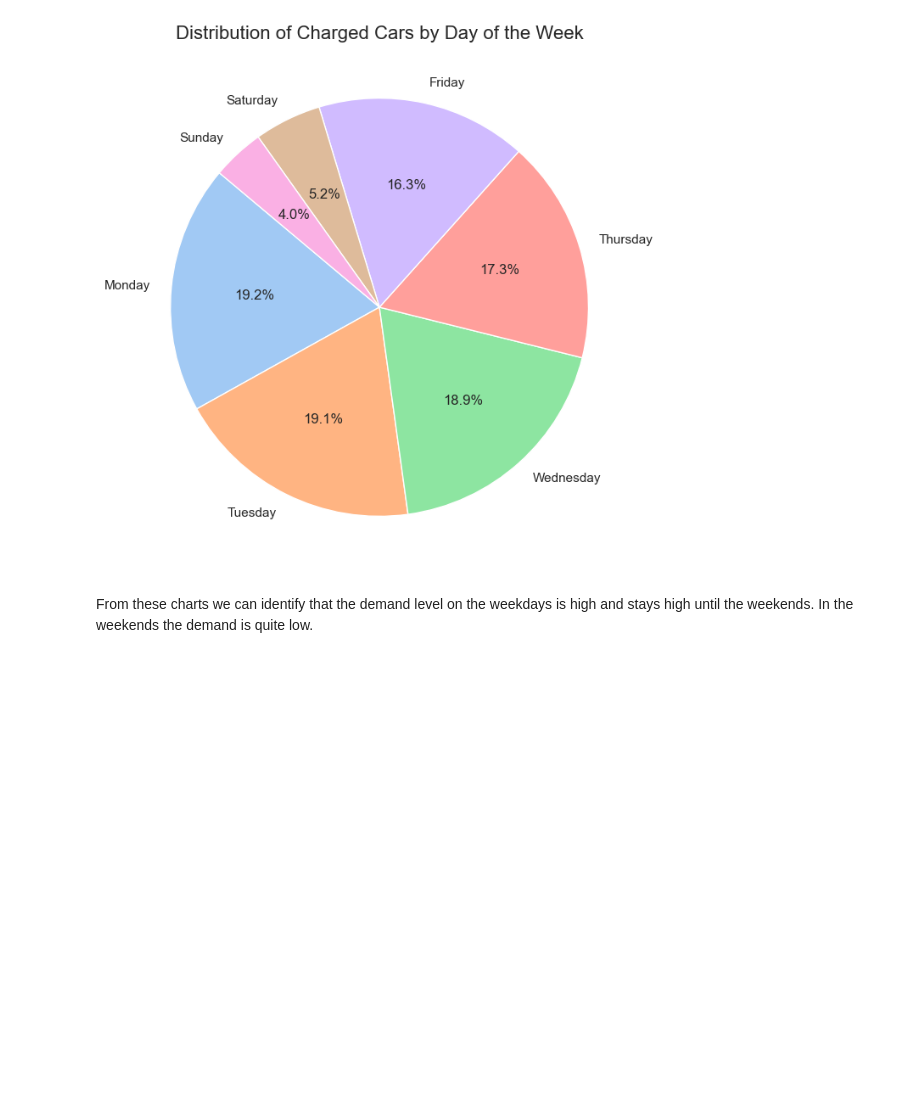
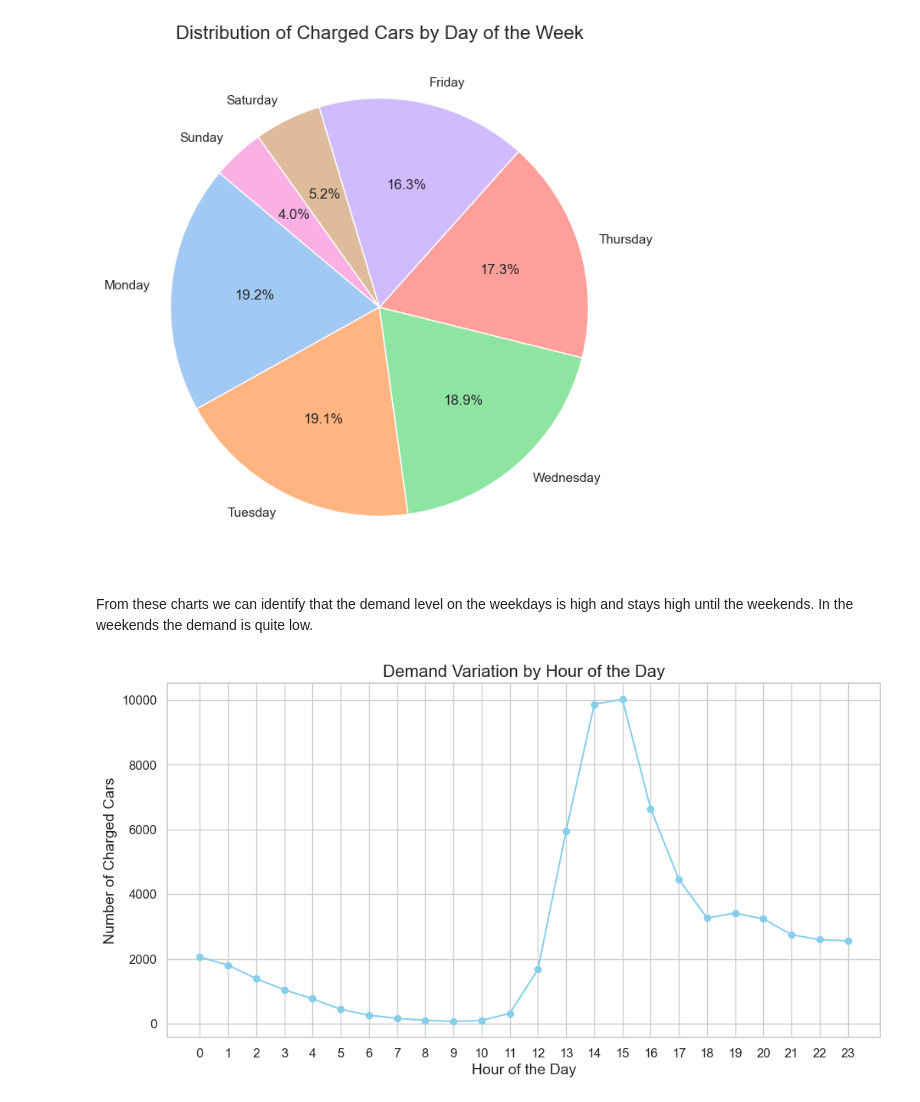
Before and after one commit to ilsuucar2/AATeamAssignment, a Jupyter notebook: AATeamAssignmentIlsu.ipynb, the cells around one changed output. Saved outputs shown, nothing was run; the diff lists cells and outputs as text; code cells hidden in the pictures; blank space fills up the shorter version.

```diff
--- a/AATeamAssignmentIlsu.ipynb
+++ b/AATeamAssignmentIlsu.ipynb
@@ -978,3 +973,22 @@ plt.show()
 [figure]
 # %% [markdown]
 From these charts we can identify that the demand level on the weekdays is high and stays high until the weekends. In the weekends the demand is quite low.
+# %%
+# Create a new column for the hour of the day
+dfCharging['hour_of_day'] = dfCharging['connectionTime'].dt.hour
+
+# Count the number of occurrences for each hour of the day
+counts_by_hour = dfCharging['hour_of_day'].value_counts().sort_index()
+
+# Plot the results with a line chart
+plt.figure(figsize=(12, 6))
+plt.plot(counts_by_hour.index, counts_by_hour, marker='o', linestyle='-', color='skyblue')
+
+plt.title('Demand Variation by Hour of the Day', fontsize=16)
+plt.xlabel('Hour of the Day', fontsize=14)
+plt.ylabel('Number of Charged Cars', fontsize=14)
+plt.xticks(range(24), fontsize=12)
+plt.yticks(fontsize=12)
+plt.show()
+# %% [output]
+[figure, added]
```
Also changed, not shown: parts of 25 cells of this notebook.
